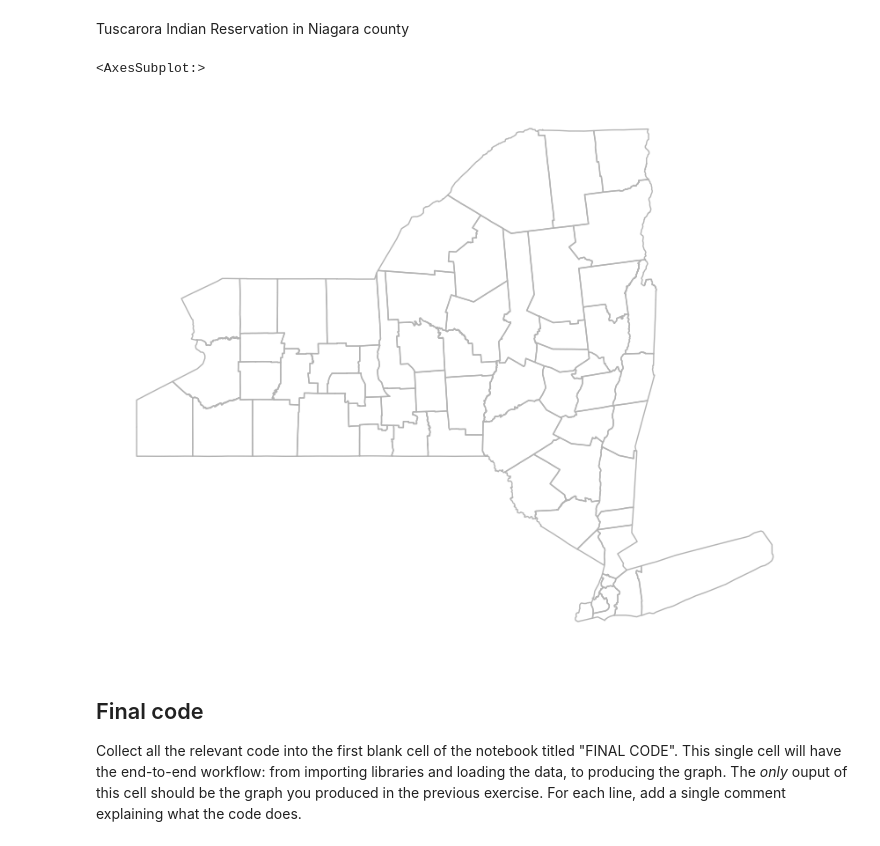
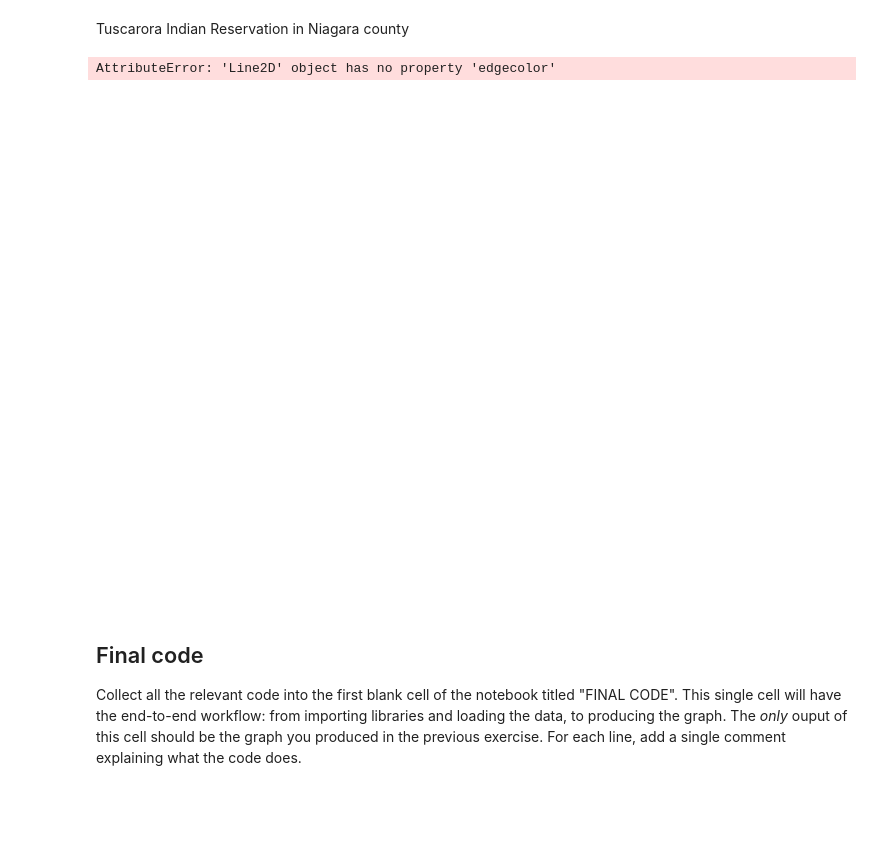
Before and after one commit to maxwellpatt/eds220-hw-3, a Jupyter notebook: hwk3-task1-spills-current.ipynb, the cells around one changed output. Cells and saved outputs as stored; diff of their text form; code cells hidden in the pictures; blank space fills up the shorter version.

```diff
--- a/hwk3-task1-spills-current.ipynb
+++ b/hwk3-task1-spills-current.ipynb
@@ -486,0 +487,6 @@ Updated number of spills for Niagara county: 13
+# %%
+# convert ny_counties to gpd
+ny_counties = gpd.GeoDataFrame(ny_counties, # data
+                               geometry = gpd.points_from_xy(ny_counties.longitude,
+                                                             ny_counties.latitude),
+                               crs='EPSG:4269')
@@ -499,13 +507,16 @@ Tuscarora Indian Reservation in Niagara county
 # %%
 fig, ax = plt.subplots(figsize =(12,8))
 
 ax.axis('off')
 ny_counties.plot(ax=ax,
+                 column = 'n_spills',
+                 cmap = 'OrRd',
+                 legend = True,
                  color = 'none',
                  edgecolor = '0.7')
 # %% [output]
-<AxesSubplot:>
+AttributeError: 'Line2D' object has no property 'edgecolor'
-[figure, old version]
+[figure, new version]
 # %% [markdown]
 ## Final code
 
```
Also changed, not shown: parts of 2 cells of this notebook.
